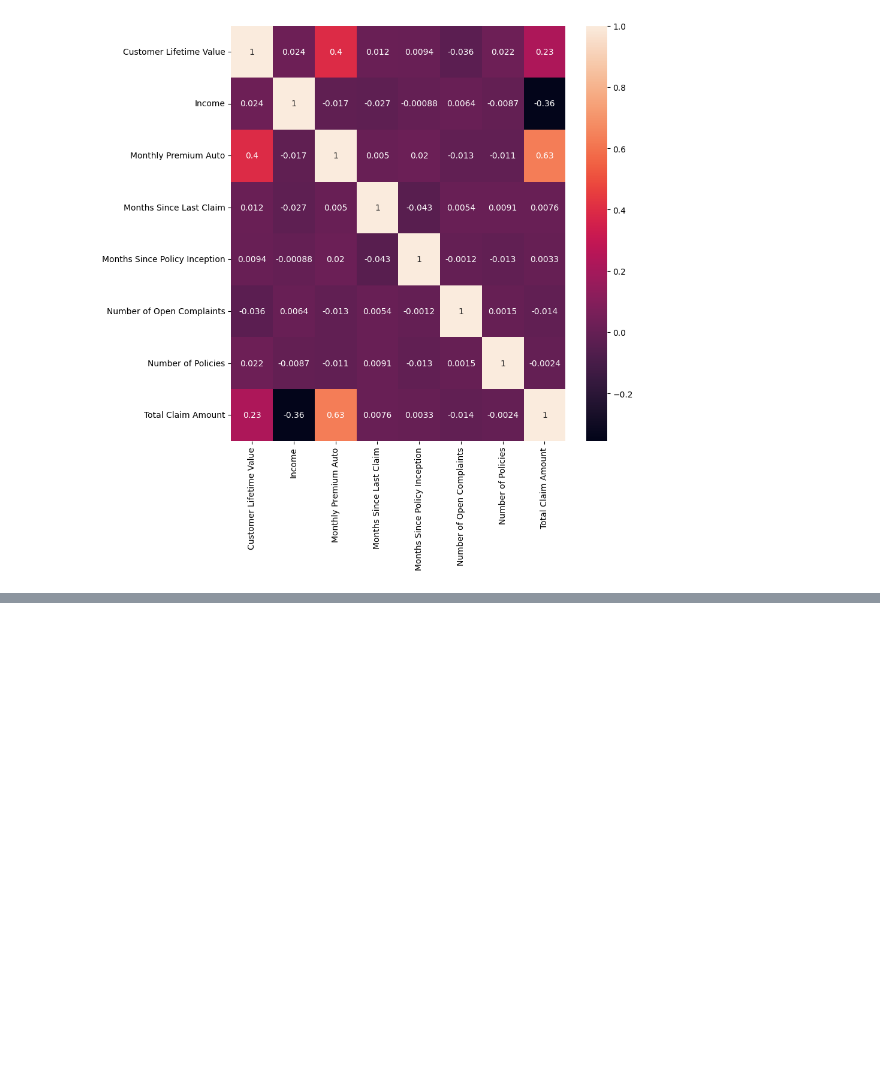
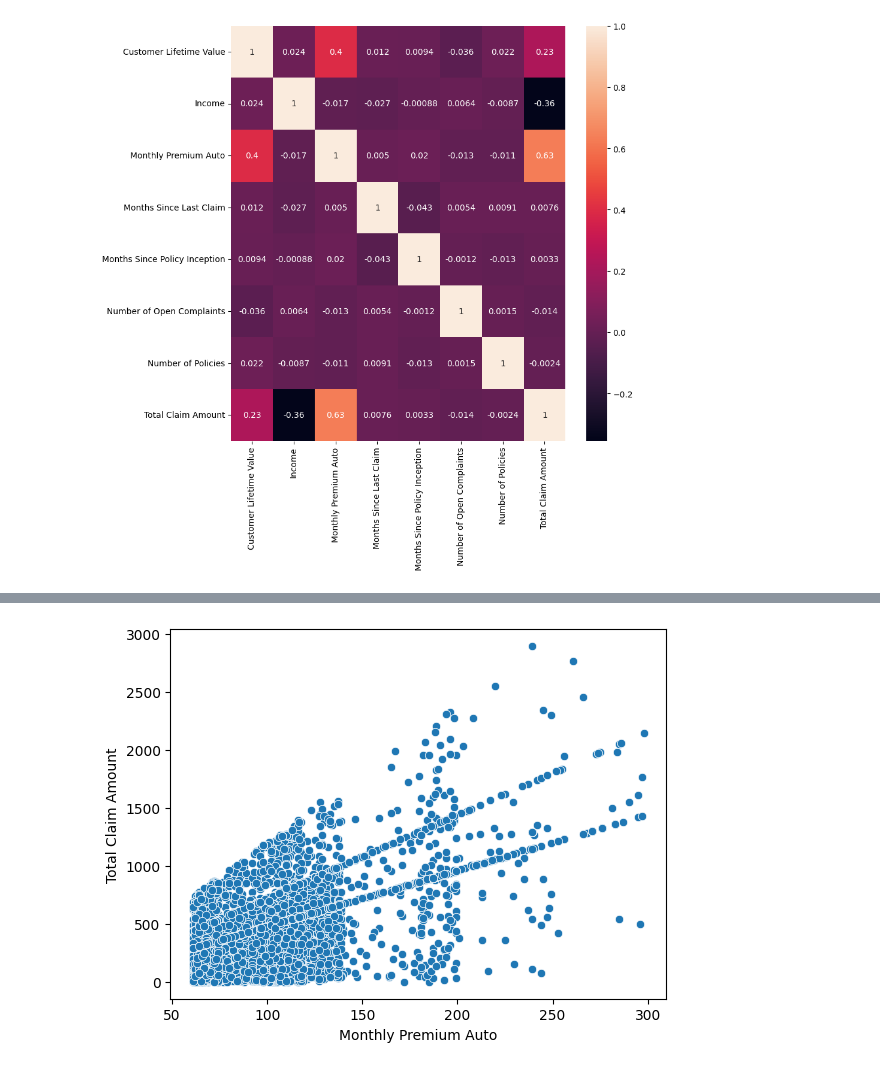
Before and after one commit to alexiaddiaz0907/DSC410, a Jupyter notebook: DSC410_week3.ipynb, the cells around one changed output, grey strips where cells are left out. Saved outputs shown, nothing was run; the diff lists cells and outputs as text; code cells hidden in the pictures; blank space fills up the shorter version.

```diff
--- a/DSC410_week3.ipynb
+++ b/DSC410_week3.ipynb
@@ -290,0 +345,6 @@ sns.heatmap(data.corr(), annot=True)
+# %%
+# This plot shows that typically people with low premium cost has low total claim amount. Higher premium cost tends to be seen with higher claim amount.
+
+sns.scatterplot(x="Monthly Premium Auto", y="Total Claim Amount", data=data);
+# %% [output]
+[figure, added]
```
Also changed, not shown: parts of 12 cells of this notebook.
